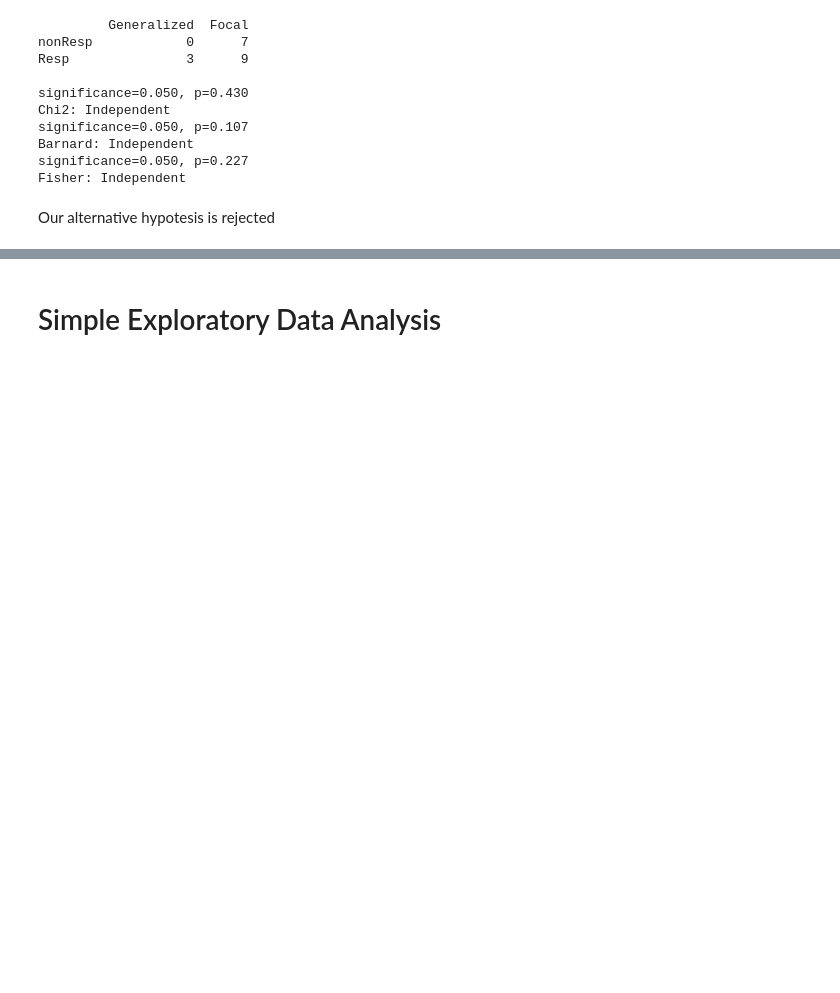
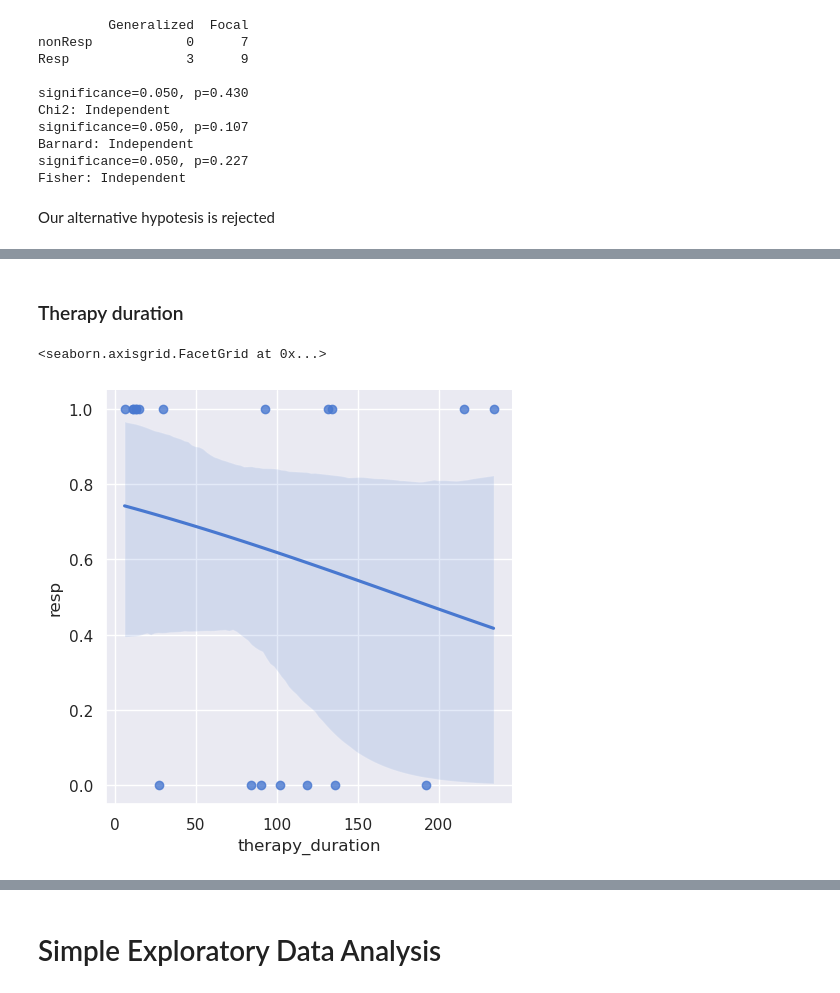
Before and after one commit to PiLAB-Medical-Imaging/TFE23-740_Epilepsy, a Jupyter notebook: src/analysis.ipynb, the cells around one changed output, grey strips where cells are left out. Drawn from its saved outputs; the diff is of its cells as text; code cells hidden in the pictures; blank space fills up the shorter version.

```diff
--- a/src/analysis.ipynb
+++ b/src/analysis.ipynb
@@ -463,0 +495,7 @@ Our alternative hypotesis is rejected
+# %% [markdown]
+### Therapy duration
+# %%
+sns.lmplot(data=df, x="therapy_duration", y="resp", logistic=True)
+# %% [output]
+<seaborn.axisgrid.FacetGrid at 0x...>
+[figure, added]
```
Also changed, not shown: parts of 20 cells of this notebook, 4 other files.
